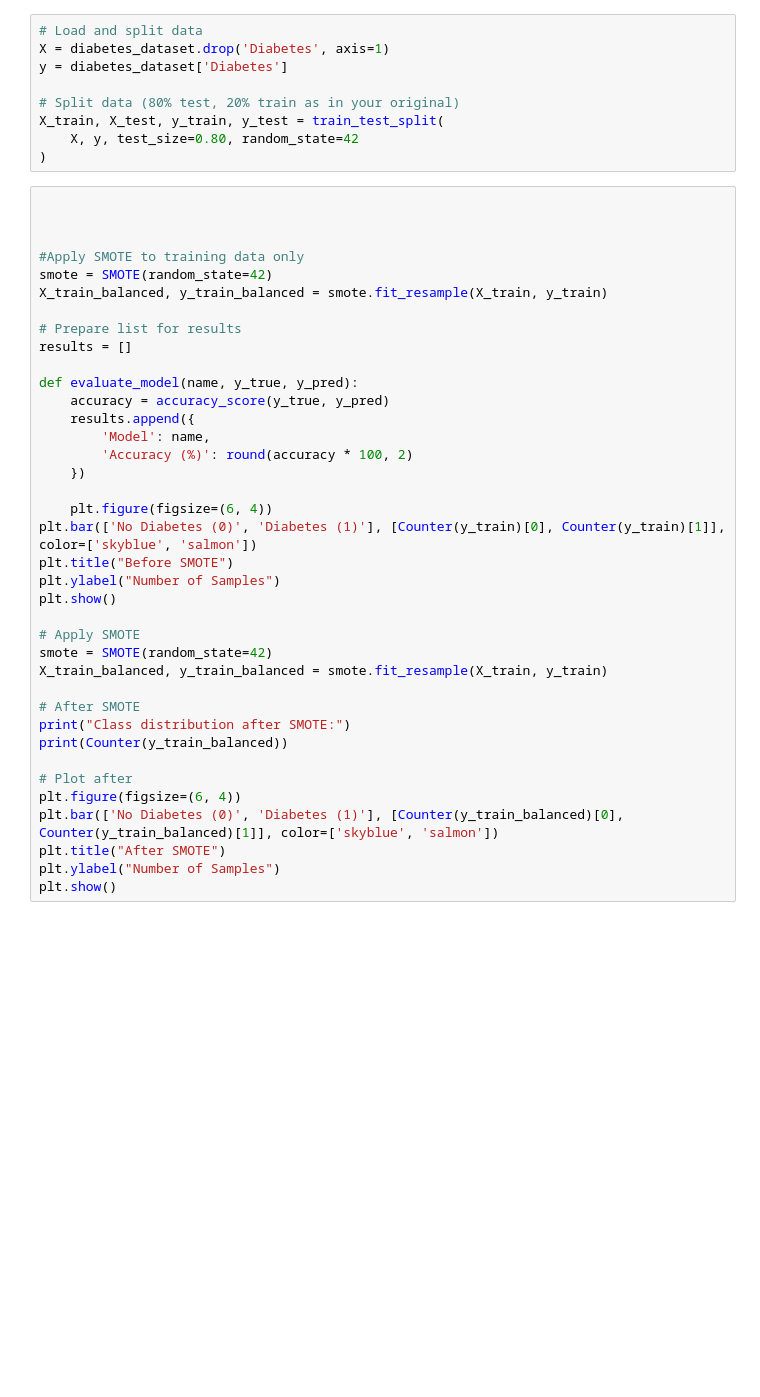
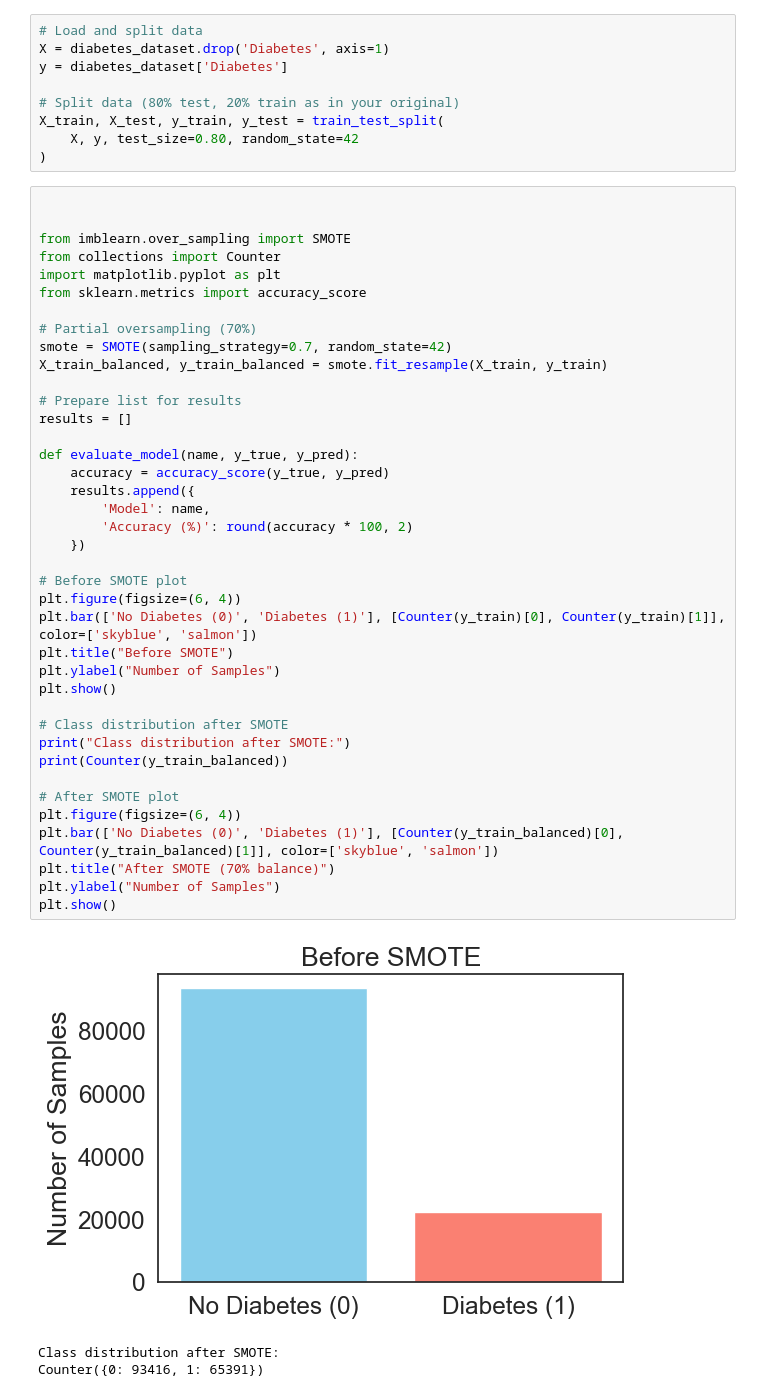
Before and after one commit to Mahed21/smartDiabetes_model, a Jupyter notebook: analysis.ipynb, the cells around one changed output. Cells and saved outputs as stored; diff of their text form; blank space fills up the shorter version.

```diff
--- a/analysis.ipynb
+++ b/analysis.ipynb
@@ -287,38 +356,43 @@ X_train, X_test, y_train, y_test = train_test_split(
 # %%
 
 
+from imblearn.over_sampling import SMOTE
+from collections import Counter
+import matplotlib.pyplot as plt
+from sklearn.metrics import accuracy_score
 
-#Apply SMOTE to training data only
-smote = SMOTE(random_state=42)
+# Partial oversampling (70%)
+smote = SMOTE(sampling_strategy=0.7, random_state=42)
 X_train_balanced, y_train_balanced = smote.fit_resample(X_train, y_train)
 
 # Prepare list for results
 results = []
 
 def evaluate_model(name, y_true, y_pred):
     accuracy = accuracy_score(y_true, y_pred)
     results.append({
         'Model': name,
         'Accuracy (%)': round(accuracy * 100, 2)
     })
 
-    plt.figure(figsize=(6, 4))
+# Before SMOTE plot
+plt.figure(figsize=(6, 4))
 plt.bar(['No Diabetes (0)', 'Diabetes (1)'], [Counter(y_train)[0], Counter(y_train)[1]], color=['skyblue', 'salmon'])
 plt.title("Before SMOTE")
 plt.ylabel("Number of Samples")
 plt.show()
 
-# Apply SMOTE
-smote = SMOTE(random_state=42)
-X_train_balanced, y_train_balanced = smote.fit_resample(X_train, y_train)
-
-# After SMOTE
+# Class distribution after SMOTE
 print("Class distribution after SMOTE:")
 print(Counter(y_train_balanced))
 
-# Plot after
+# After SMOTE plot
 plt.figure(figsize=(6, 4))
 plt.bar(['No Diabetes (0)', 'Diabetes (1)'], [Counter(y_train_balanced)[0], Counter(y_train_balanced)[1]], color=['skyblue', 'salmon'])
-plt.title("After SMOTE")
+plt.title("After SMOTE (70% balance)")
 plt.ylabel("Number of Samples")
 plt.show()
+# %% [output]
+[figure, added]
+Class distribution after SMOTE:
+Counter({0: 93416, 1: 65391})
```
Also changed, not shown: parts of 14 cells of this notebook, 4 other files.
